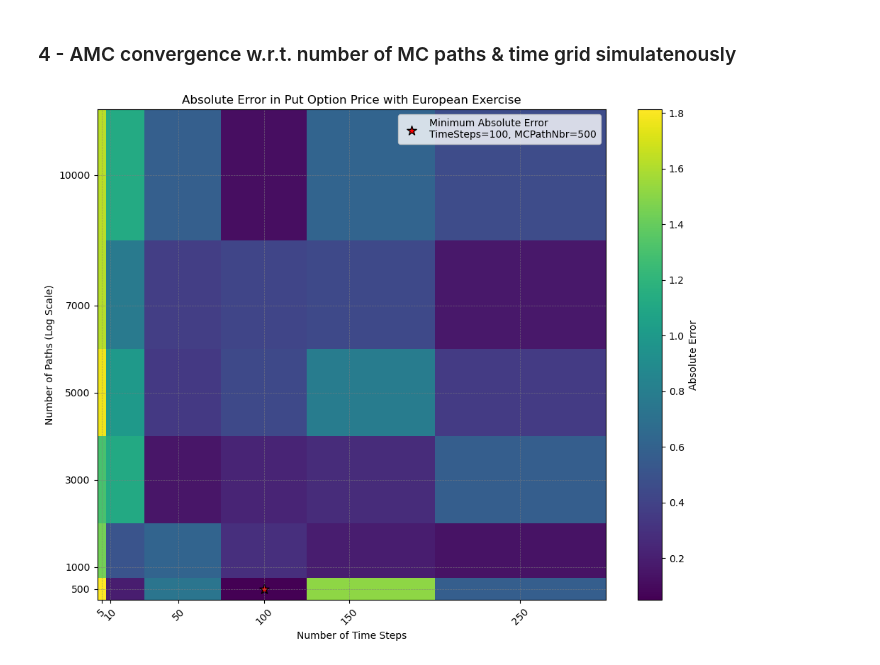
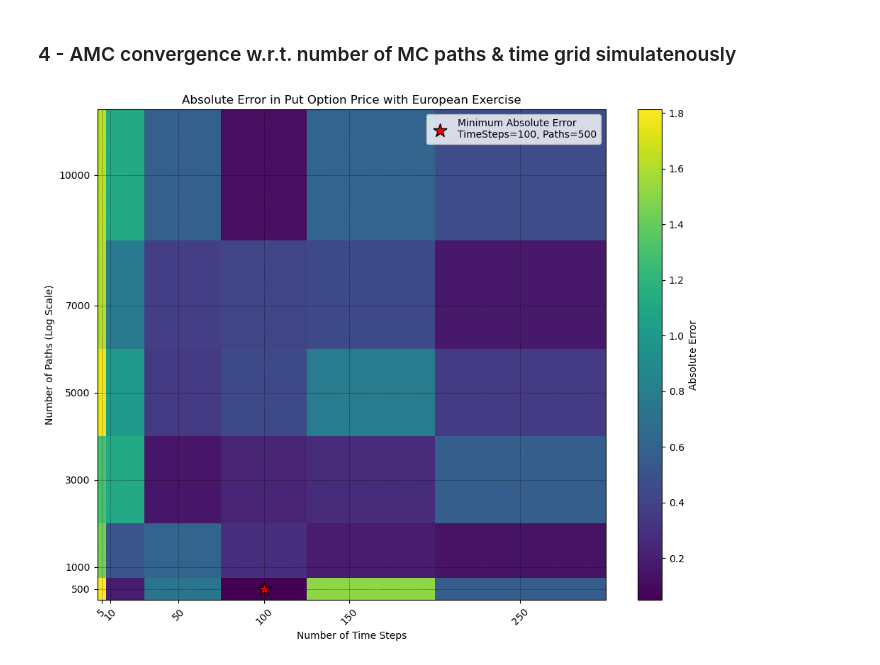
Before and after one commit to heidi123123/american-monte-carlo, a Jupyter notebook: AmericanMonteCarlo.ipynb, the cells around one changed output. Saved outputs shown, nothing was run; the diff lists cells and outputs as text; code cells hidden in the pictures.

Commit message:
minor plot changes

```diff
--- a/AmericanMonteCarlo.ipynb
+++ b/AmericanMonteCarlo.ipynb
@@ -478,8 +480,9 @@ def plot_error_heatmap(S0, K, r, T, sigma, time_step_range, path_range, option_t
     # Initialize a matrix to hold the absolute error for each (time step, path) pair
     error_matrix = np.zeros((len(path_range), len(time_step_range)))
 
-    # Calculate the benchmark option price using QuantLib
-    benchmark_option = get_quantlib_option(S0, K, r, T, sigma, max(time_step_range), option_type, exercise_type, barrier_level)
+    # Calculate the benchmark option price using QuantLib using high resolution time grid
+    high_res_steps = max(time_step_range) * 10  # Increase resolution for accuracy
+    benchmark_option = get_quantlib_option(S0, K, r, T, sigma, high_res_steps, option_type, exercise_type, barrier_level)
     benchmark_price = benchmark_option.NPV()
 
     # Fill the error matrix with absolute errors
@@ -496,34 +499,34 @@ def plot_error_heatmap(S0, K, r, T, sigma, time_step_range, path_range, option_t
     min_error_index = np.unravel_index(np.argmin(error_matrix, axis=None), error_matrix.shape)
     min_error_value = error_matrix[min_error_index]
     min_n_paths = path_range[min_error_index[0]]
     min_n_time_steps = time_step_range[min_error_index[1]]
 
     # Plot the heatmap of absolute errors
     plt.figure(figsize=(10, 8))
     c = plt.pcolormesh(time_step_range, path_range, error_matrix, shading='auto', cmap='viridis')
     plt.colorbar(c, label='Absolute Error')
 
     # Highlight the minimum combination of time steps and paths
-    plt.scatter(min_n_time_steps, min_n_paths, color='red', s=100, edgecolor='black', marker='*',
-                label=f'Minimum Absolute Error\nTimeSteps={min_n_time_steps}, MCPathNbr={min_n_paths}')
+    plt.scatter(min_n_time_steps, min_n_paths, color='red', s=200, edgecolor='black', marker='*',
+                label=f'Minimum Absolute Error\nTimeSteps={min_n_time_steps}, Paths={min_n_paths}')
 
     # Set ticks to match the tested points and add grid lines
     plt.xticks(time_step_range, rotation=45)
     plt.yticks(path_range)
-    plt.grid(visible=True, color='gray', linestyle='--', linewidth=0.5, alpha=0.7)
+    plt.grid(visible=True, color='black', linestyle='--', linewidth=0.5, alpha=0.5)
 
     # Labels and title
     plt.xlabel("Number of Time Steps")
     plt.ylabel("Number of Paths (Log Scale)")
     plt.title(f"Absolute Error in {option_type} Option Price with {exercise_type} Exercise")
     plt.legend()
     plt.tight_layout()
     plt.show()
 
 
 np.random.seed(42)
 plot_error_heatmap(S0=S0, K=K, r=r, T=T, sigma=sigma, time_step_range=time_step_range, path_range=path_range,
                    option_type=option_type, exercise_type=exercise_type, barrier_level=barrier_level,
                    basis_type=basis_type, degree=degree)
 # %% [output]
-[figure, old version]
+[figure, new version]
```
Also changed, not shown: parts of 1 cell of this notebook, 1 other file.
